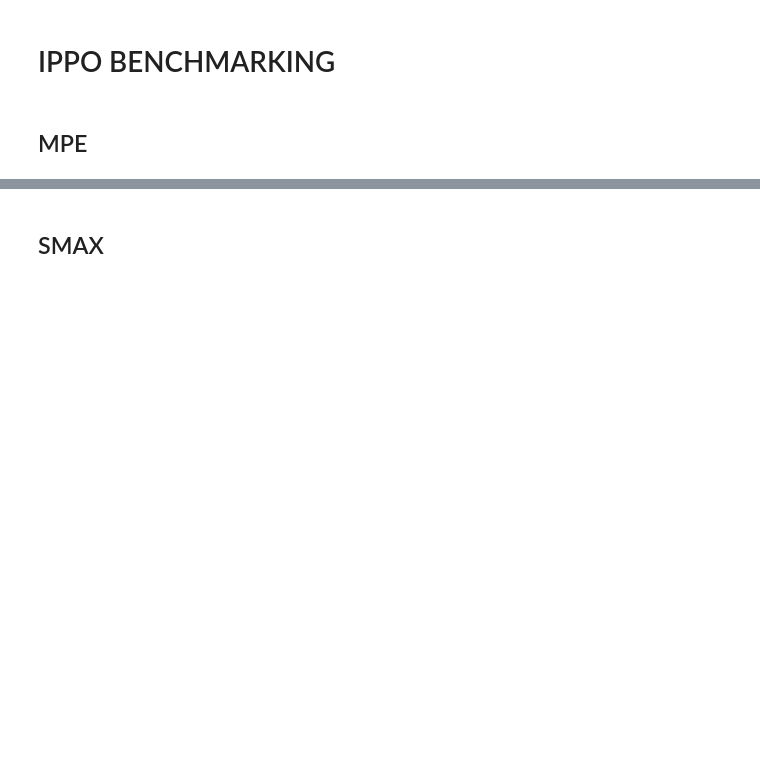
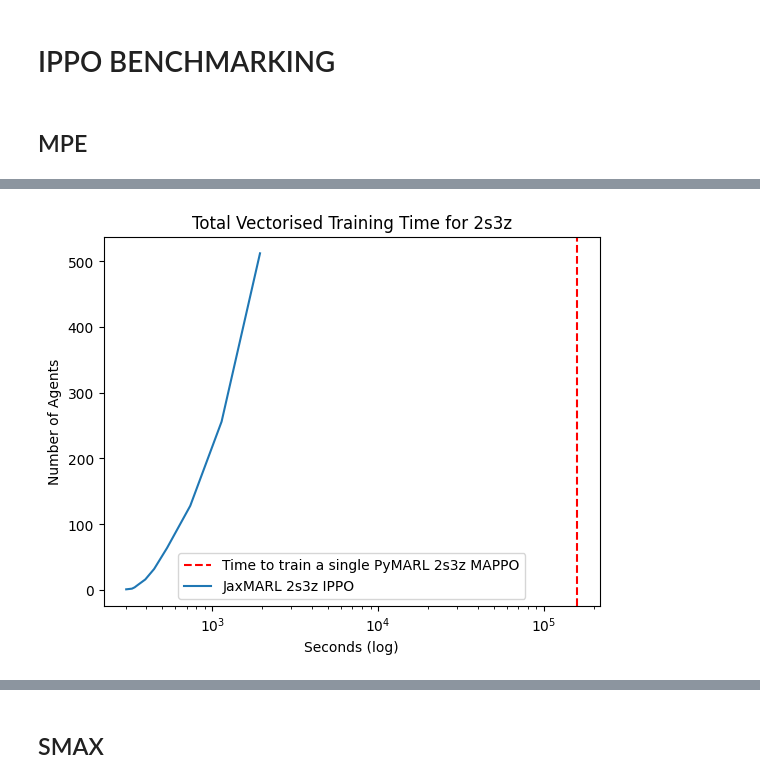
Before and after one commit to FLAIROx/JaxMARL, a Jupyter notebook: baselines/IPPO/benchmarking.ipynb, the cells around one changed output, grey strips where cells are left out. Cells and saved outputs as stored; diff of their text form; code cells hidden in the pictures; blank space fills up the shorter version.

Commit message:
latest benchmarking notebook

```diff
--- a/baselines/IPPO/benchmarking.ipynb
+++ b/baselines/IPPO/benchmarking.ipynb
@@ -2704,0 +2764,21 @@ plt.show()
+# %%
+import matplotlib.pyplot as plt
+
+all_results = jnp.load("all_results_2.npy", allow_pickle=True).item()
+
+benchmark_nums = [1, 100, 10000]
+for env in ["hanabi", "ant_4x2", "overcooked", "2s3z"]:
+    sps = []
+    for num_envs in benchmark_nums:
+        sps.append(all_results[(env, num_envs)])
+    plt.plot(benchmark_nums, sps, linestyle='--', marker='o', label="JAX")
+    plt.axhline(y=all_results[(f"og_{env}", 1)], color='r', linestyle='--', label="Original")
+    plt.legend()
+
+    plt.ylabel("Steps per Second")
+    plt.xscale('log')
+    plt.yscale('log')
+    plt.xlabel("Number of parallel environments")
+    plt.title(f"Steps per second for {env}")
+    # plt.savefig("JAXENV_overcooked_speed.png")
+    plt.show()
@@ -3166,0 +3365,15 @@ Total Time (s): 95.44172739982605
+# %%
+smax_times = jnp.load("smax_times_9.npy", allow_pickle=True)
+num_agents = 2**np.arange(len(smax_times))
+
+plt.axvline(x=158460, color="r", linestyle="--", label="Time to train a single PyMARL 2s3z MAPPO") # Data from Ben's wandb
+plt.plot(smax_times, num_agents, label="JaxMARL 2s3z IPPO")
+plt.xscale("log")
+plt.xlabel("Seconds (log)")
+plt.ylabel("Number of Agents")
+plt.legend()
+plt.title("Total Vectorised Training Time for 2s3z")
+# plt.savefig("2s3z_vec_speeds.png", dpi=300)
+plt.show()
+# %% [output]
+[figure, added]
```
Also changed, not shown: parts of 110 cells of this notebook.
